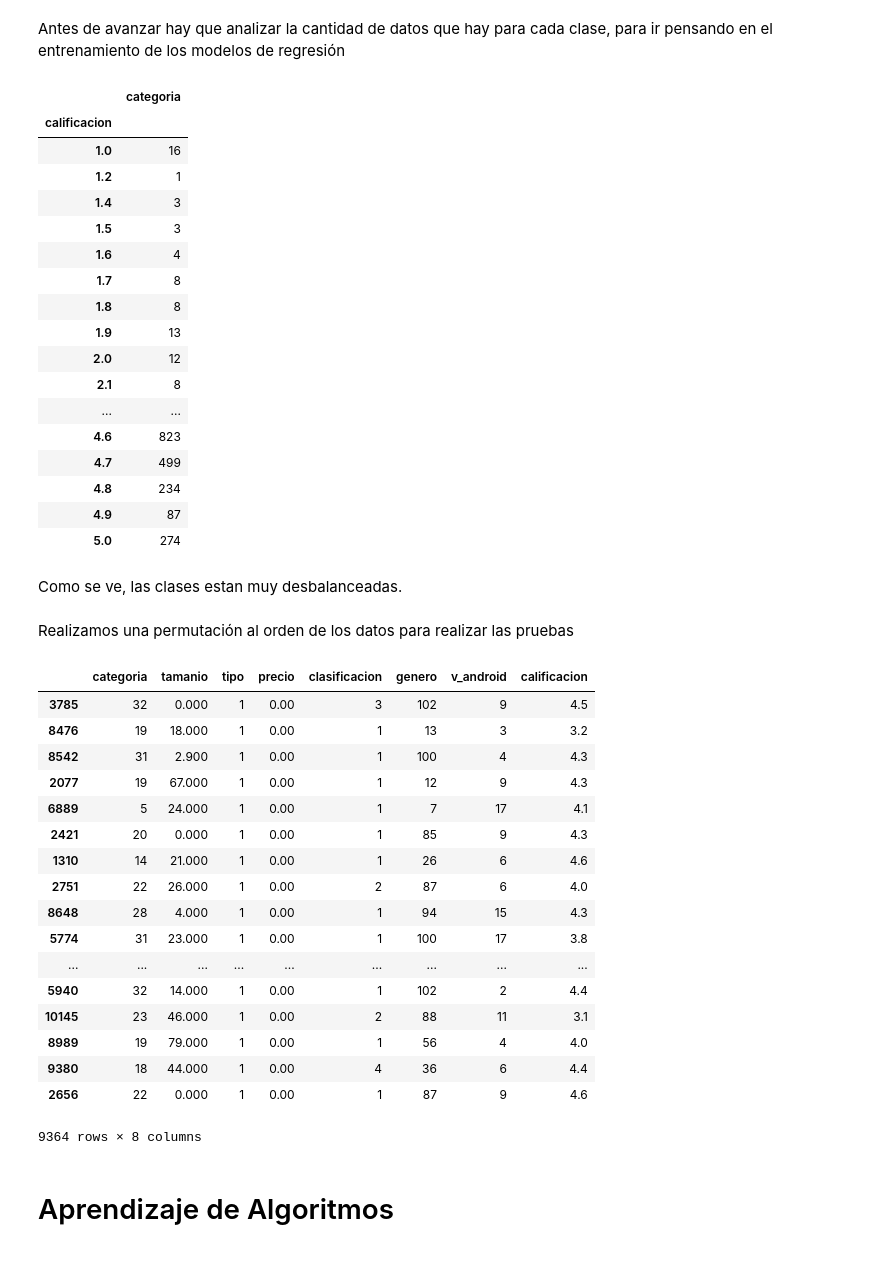
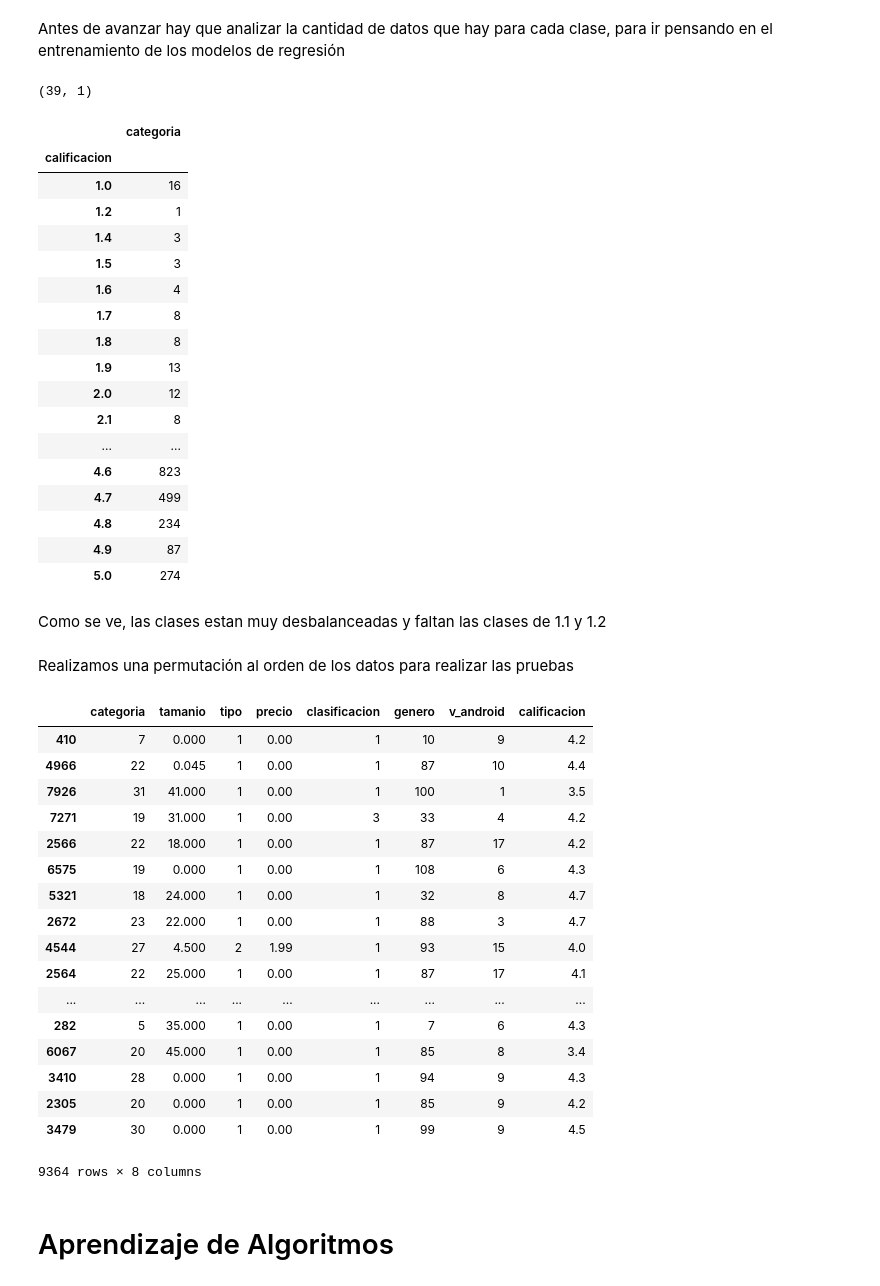
Before and after one commit to OscarAnCorzo/precalificador_apps, a Jupyter notebook: notebook/proyecto.ipynb, the cells around one changed output. Drawn from its saved outputs; the diff is of its cells as text; code cells hidden in the pictures.

```diff
--- a/notebook/proyecto.ipynb
+++ b/notebook/proyecto.ipynb
@@ -709,8 +717,11 @@ Como se ve en la grafica, no se detallan correlaciones entre las caracteristicas
 # %% [markdown]
 Antes de avanzar hay que analizar la cantidad de datos que hay para cada clase, para ir pensando en el entrenamiento de los modelos de regresión
 # %%
-pd.DataFrame(d.groupby('calificacion').agg('count').categoria)
+n = pd.DataFrame(dp.groupby('calificacion').agg('count').categoria)
+print n.shape
+n
 # %% [output]
+(39, 1)
 |  | categoria |
 | calificacion |  |
 | 1.0 | 16 |
@@ -730,33 +741,33 @@ pd.DataFrame(d.groupby('calificacion').agg('count').categoria)
 | 4.9 | 87 |
 | 5.0 | 274 |
 # %% [markdown]
-Como se ve, las clases estan muy desbalanceadas.
+Como se ve, las clases estan muy desbalanceadas y faltan las clases de 1.1 y 1.2
 # %% [markdown]
 Realizamos una permutación al orden de los datos  para realizar las pruebas
 # %%
-n = len(d)/2
-perm = np.random.permutation(len(d))
+n = len(dp)/2
+perm = np.random.permutation(len(dp))
 
-d_perm = d.reindex(np.random.permutation(d.index))
+d_perm = dp.reindex(np.random.permutation(dp.index))
 d_perm
 # %% [output]
 |  | categoria | tamanio | tipo | precio | clasificacion | genero | v_android | calificacion |
-| 3785 | 32 | 0.000 | 1 | 0.00 | 3 | 102 | 9 | 4.5 |
-| 8476 | 19 | 18.000 | 1 | 0.00 | 1 | 13 | 3 | 3.2 |
-| 8542 | 31 | 2.900 | 1 | 0.00 | 1 | 100 | 4 | 4.3 |
-| 2077 | 19 | 67.000 | 1 | 0.00 | 1 | 12 | 9 | 4.3 |
-| 6889 | 5 | 24.000 | 1 | 0.00 | 1 | 7 | 17 | 4.1 |
-| 2421 | 20 | 0.000 | 1 | 0.00 | 1 | 85 | 9 | 4.3 |
-| 1310 | 14 | 21.000 | 1 | 0.00 | 1 | 26 | 6 | 4.6 |
-| 2751 | 22 | 26.000 | 1 | 0.00 | 2 | 87 | 6 | 4.0 |
-| 8648 | 28 | 4.000 | 1 | 0.00 | 1 | 94 | 15 | 4.3 |
-| 5774 | 31 | 23.000 | 1 | 0.00 | 1 | 100 | 17 | 3.8 |
+| 410 | 7 | 0.000 | 1 | 0.00 | 1 | 10 | 9 | 4.2 |
+| 4966 | 22 | 0.045 | 1 | 0.00 | 1 | 87 | 10 | 4.4 |
+| 7926 | 31 | 41.000 | 1 | 0.00 | 1 | 100 | 1 | 3.5 |
+| 7271 | 19 | 31.000 | 1 | 0.00 | 3 | 33 | 4 | 4.2 |
+| 2566 | 22 | 18.000 | 1 | 0.00 | 1 | 87 | 17 | 4.2 |
+| 6575 | 19 | 0.000 | 1 | 0.00 | 1 | 108 | 6 | 4.3 |
+| 5321 | 18 | 24.000 | 1 | 0.00 | 1 | 32 | 8 | 4.7 |
+| 2672 | 23 | 22.000 | 1 | 0.00 | 1 | 88 | 3 | 4.7 |
+| 4544 | 27 | 4.500 | 2 | 1.99 | 1 | 93 | 15 | 4.0 |
+| 2564 | 22 | 25.000 | 1 | 0.00 | 1 | 87 | 17 | 4.1 |
 | ... | ... | ... | ... | ... | ... | ... | ... | ... |
-| 5940 | 32 | 14.000 | 1 | 0.00 | 1 | 102 | 2 | 4.4 |
-| 10145 | 23 | 46.000 | 1 | 0.00 | 2 | 88 | 11 | 3.1 |
-| 8989 | 19 | 79.000 | 1 | 0.00 | 1 | 56 | 4 | 4.0 |
-| 9380 | 18 | 44.000 | 1 | 0.00 | 4 | 36 | 6 | 4.4 |
-| 2656 | 22 | 0.000 | 1 | 0.00 | 1 | 87 | 9 | 4.6 |
+| 282 | 5 | 35.000 | 1 | 0.00 | 1 | 7 | 6 | 4.3 |
+| 6067 | 20 | 45.000 | 1 | 0.00 | 1 | 85 | 8 | 3.4 |
+| 3410 | 28 | 0.000 | 1 | 0.00 | 1 | 94 | 9 | 4.3 |
+| 2305 | 20 | 0.000 | 1 | 0.00 | 1 | 85 | 9 | 4.2 |
+| 3479 | 30 | 0.000 | 1 | 0.00 | 1 | 99 | 9 | 4.5 |
 9364 rows × 8 columns
 # %% [markdown]
 <h1>Aprendizaje de Algoritmos</h1>
```
Also changed, not shown: parts of 9 cells of this notebook.
